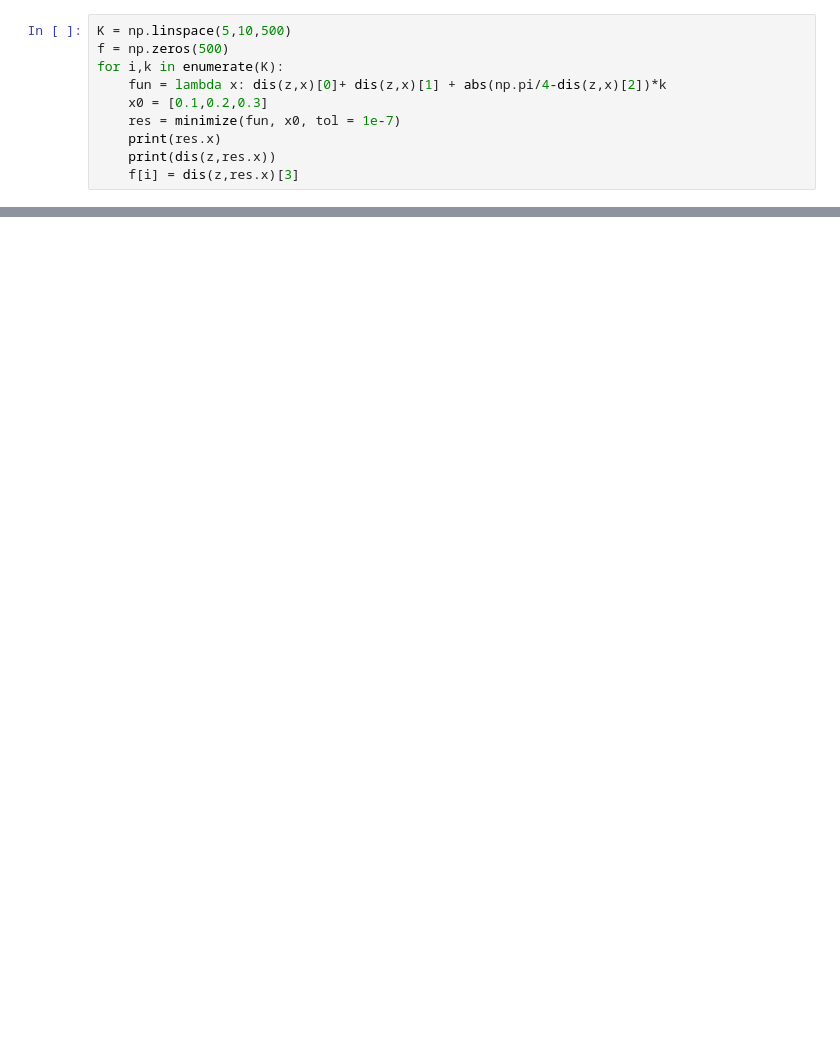
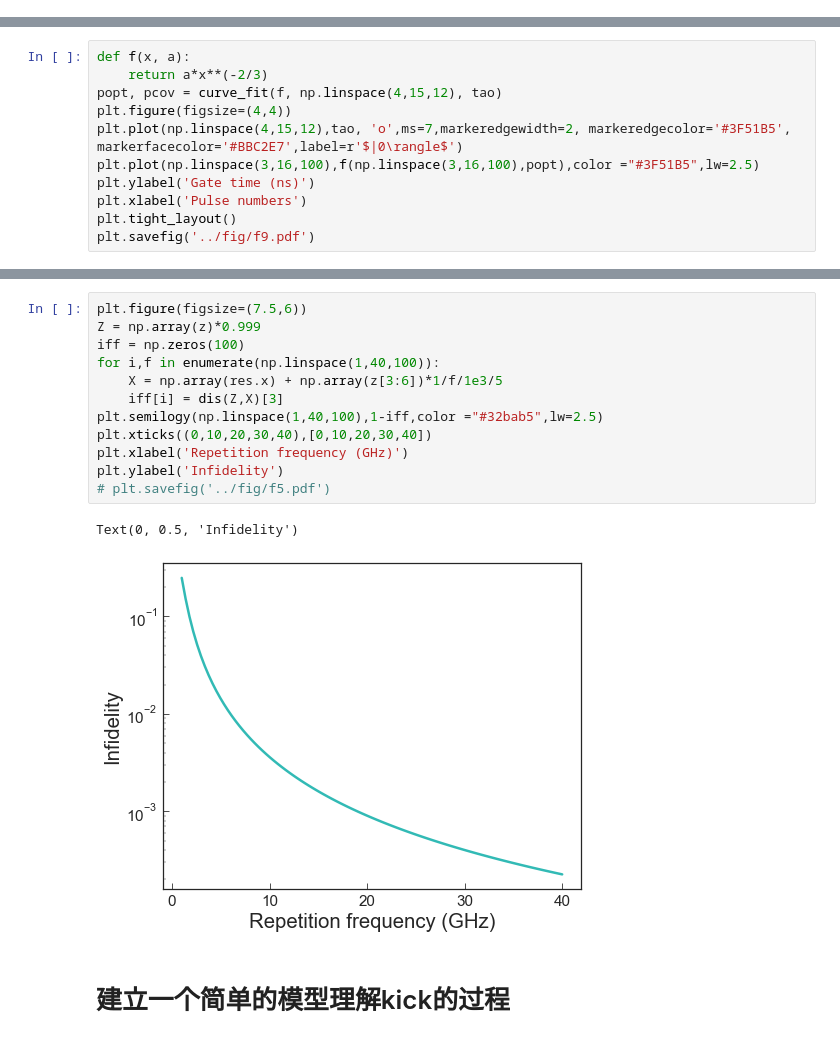
Before and after one commit to HAOQINGZHANG1234/Fastgate, a Jupyter notebook: kick/code/pulse_squence.ipynb, the cells around one changed output, grey strips where cells are left out. Drawn from its saved outputs; the diff is of its cells as text; blank space fills up the shorter version.

```diff
--- a/kick/code/pulse_squence.ipynb
+++ b/kick/code/pulse_squence.ipynb
@@ -67,10 +111,0 @@ False
-# %%
-K = np.linspace(5,10,500)
-f = np.zeros(500)
-for i,k in enumerate(K):
-    fun = lambda x: dis(z,x)[0]+ dis(z,x)[1] + abs(np.pi/4-dis(z,x)[2])*k
-    x0 = [0.1,0.2,0.3]
-    res = minimize(fun, x0, tol = 1e-7)
-    print(res.x)
-    print(dis(z,res.x))
-    f[i] = dis(z,res.x)[3]
@@ -111,0 +219,11 @@ for i,I in enumerate(T):
+# %%
+def f(x, a):
+    return a*x**(-2/3)
+popt, pcov = curve_fit(f, np.linspace(4,15,12), tao)
+plt.figure(figsize=(4,4))
+plt.plot(np.linspace(4,15,12),tao, 'o',ms=7,markeredgewidth=2, markeredgecolor='#3F51B5', markerfacecolor='#BBC2E7',label=r'$|0\rangle$')
+plt.plot(np.linspace(3,16,100),f(np.linspace(3,16,100),popt),color ="#3F51B5",lw=2.5)
+plt.ylabel('Gate time (ns)')
+plt.xlabel('Pulse numbers')
+plt.tight_layout()
+plt.savefig('../fig/f9.pdf')
@@ -111,0 +232,17 @@ for i,I in enumerate(T):
+# %%
+plt.figure(figsize=(7.5,6))
+Z = np.array(z)*0.999
+iff = np.zeros(100)
+for i,f in enumerate(np.linspace(1,40,100)):
+    X = np.array(res.x) + np.array(z[3:6])*1/f/1e3/5
+    iff[i] = dis(Z,X)[3]
+plt.semilogy(np.linspace(1,40,100),1-iff,color ="#32bab5",lw=2.5)
+plt.xticks((0,10,20,30,40),[0,10,20,30,40])
+plt.xlabel('Repetition frequency (GHz)')
+plt.ylabel('Infidelity')
+# plt.savefig('../fig/f5.pdf')
+# %% [output]
+Text(0, 0.5, 'Infidelity')
+[figure, added]
+# %% [markdown]
+# 建立一个简单的模型理解kick的过程
```
Also changed, not shown: parts of 22 cells of this notebook, 56 other files.
